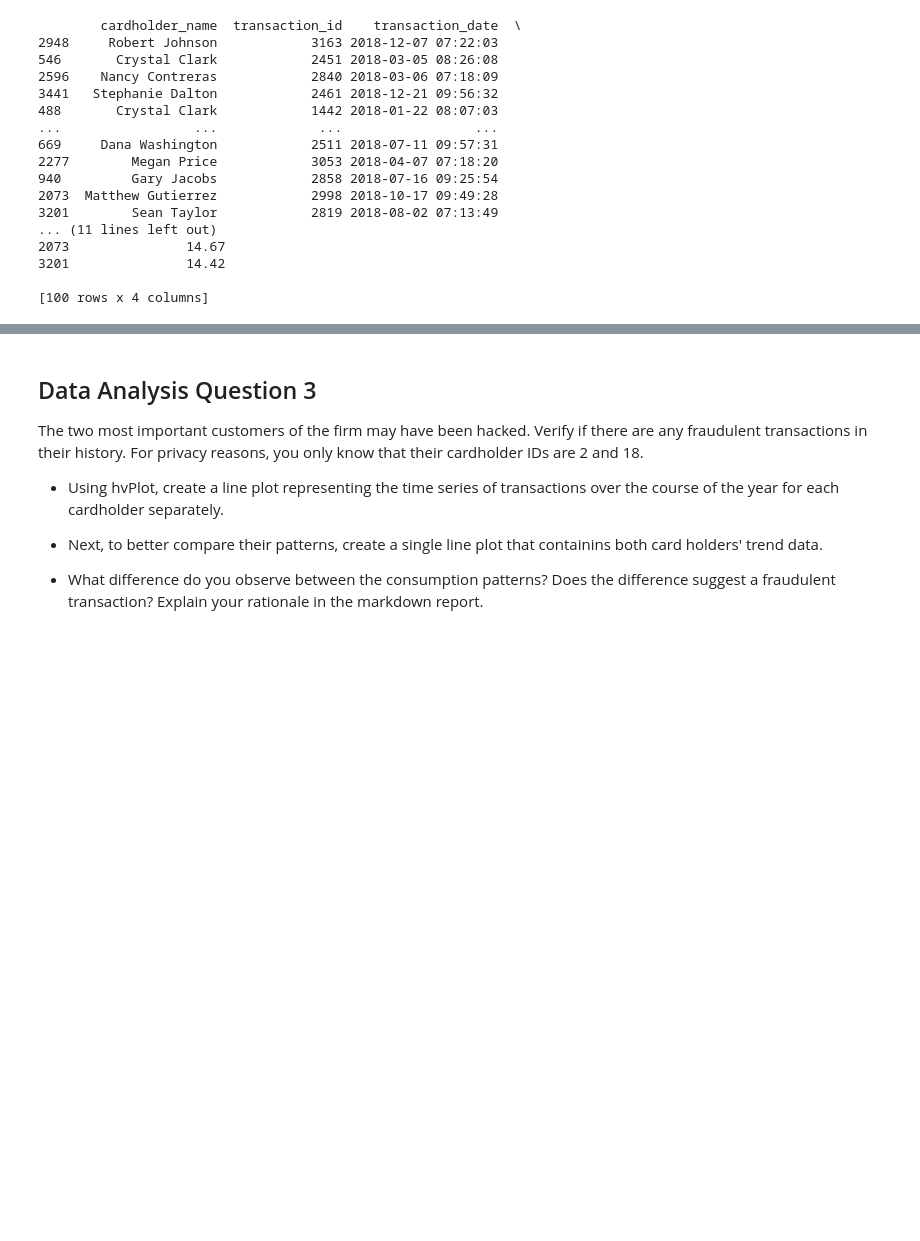
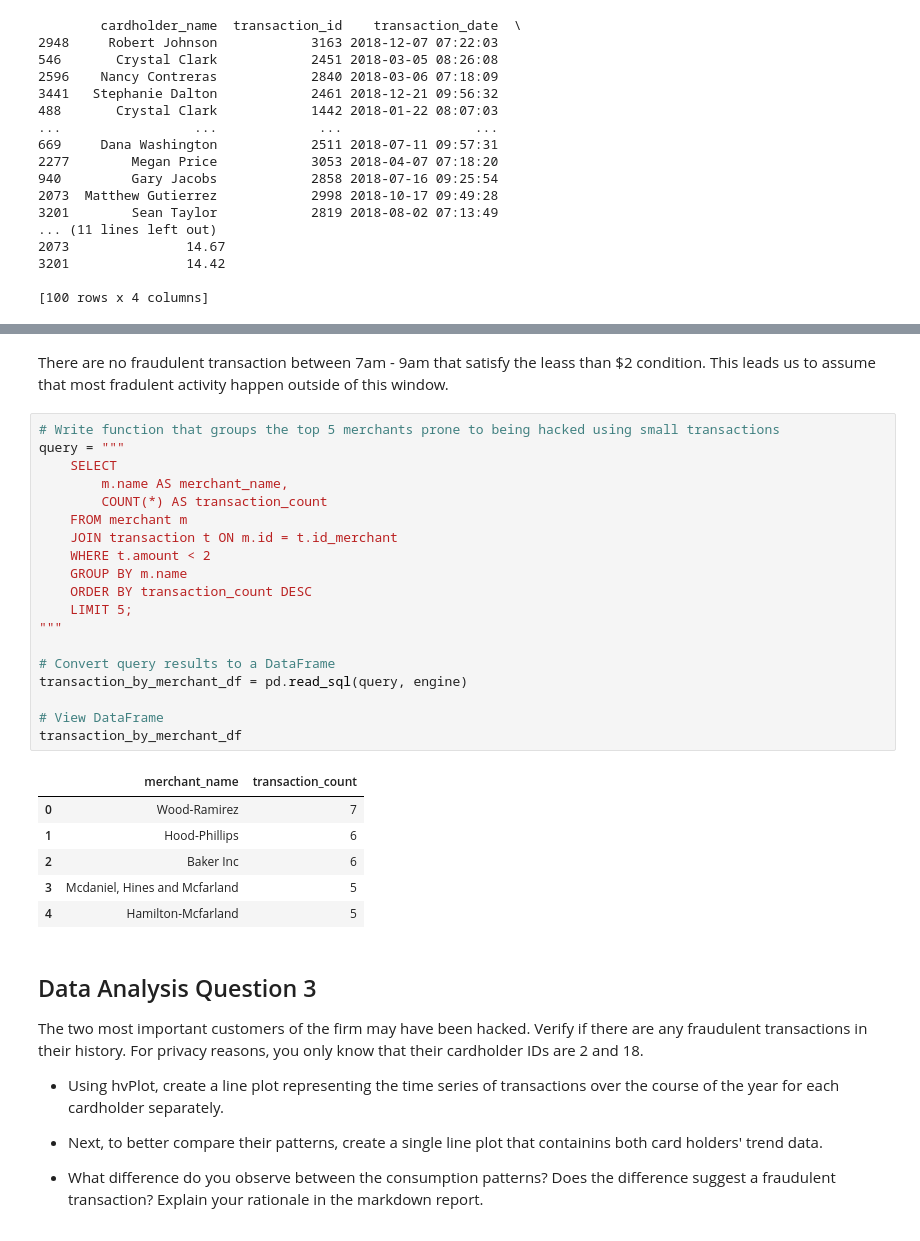
Before and after one commit to objectmikael/Columbia-University-Fintech-2023, a Jupyter notebook: Module 7/Weekly Challenge - Looking for Suspicious Transactions/visual_data_analysis.ipynb, the cells around one changed output, grey strips where cells are left out. Cells and saved outputs as stored; diff of their text form; blank space fills up the shorter version.

```diff
--- a/Module 7/Weekly Challenge - Looking for Suspicious Transactions/visual_data_analysis.ipynb
+++ b/Module 7/Weekly Challenge - Looking for Suspicious Transactions/visual_data_analysis.ipynb
@@ -138,3 +144,31 @@ print(top_100_transactions)
+# %% [markdown]
+There are no fraudulent transaction between 7am - 9am that satisfy the leass than $2 condition. This leads us to assume that most fradulent activity happen outside of this window.
+# %%
+# Write function that groups the top 5 merchants prone to being hacked using small transactions
+query = """
+    SELECT
+        m.name AS merchant_name,
+        COUNT(*) AS transaction_count
+    FROM merchant m
+    JOIN transaction t ON m.id = t.id_merchant
+    WHERE t.amount < 2
+    GROUP BY m.name
+    ORDER BY transaction_count DESC
+    LIMIT 5;
+"""
+
+# Convert query results to a DataFrame
+transaction_by_merchant_df = pd.read_sql(query, engine)
+
+# View DataFrame
+transaction_by_merchant_df
+# %% [output]
+|  | merchant_name | transaction_count |
+| 0 | Wood-Ramirez | 7 |
+| 1 | Hood-Phillips | 6 |
+| 2 | Baker Inc | 6 |
+| 3 | Mcdaniel, Hines and Mcfarland | 5 |
+| 4 | Hamilton-Mcfarland | 5 |
 # %% [markdown]
 ## Data Analysis Question 3
 
```
Also changed, not shown: parts of 2 cells of this notebook, 6 other files.
